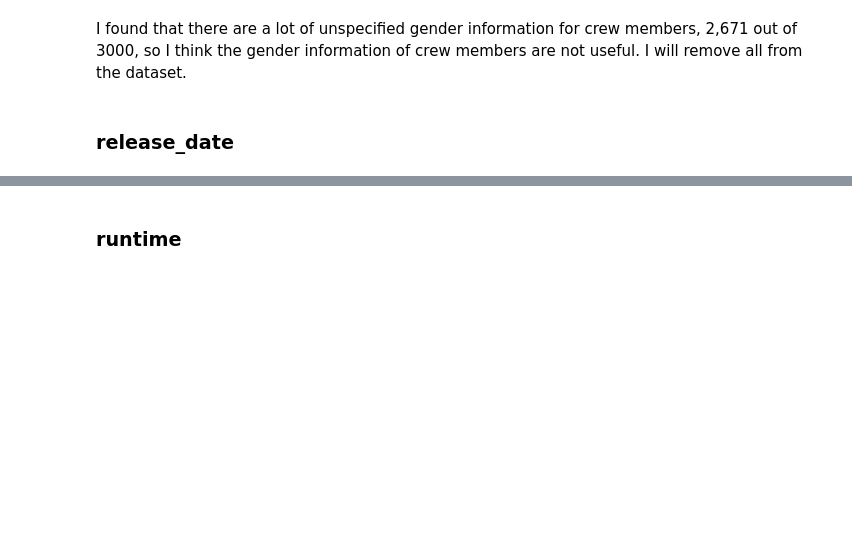
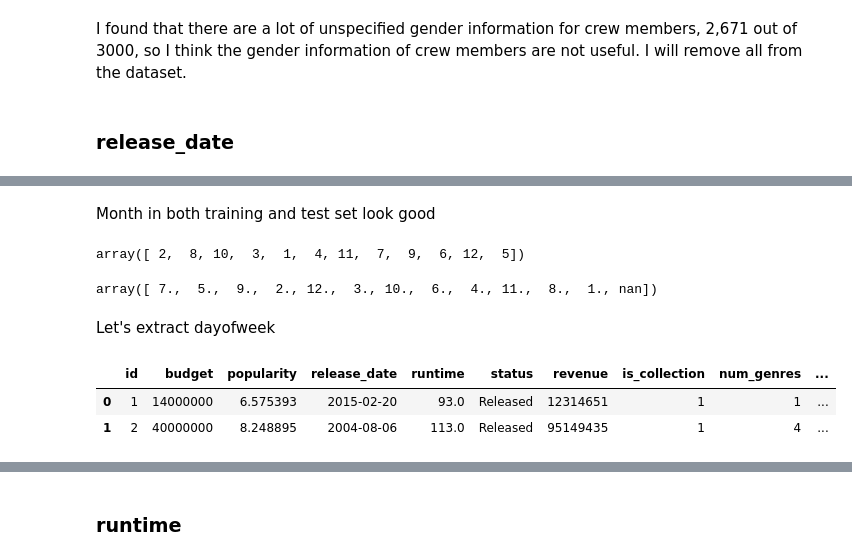
Before and after one commit to yejiseoung/TMDB, a Jupyter notebook: TMDB_Cleaning_FeatureEngineering.ipynb, the cells around one changed output, grey strips where cells are left out. Drawn from its saved outputs; the diff is of its cells as text; code cells hidden in the pictures; blank space fills up the shorter version.

```diff
--- a/TMDB_Cleaning_FeatureEngineering.ipynb
+++ b/TMDB_Cleaning_FeatureEngineering.ipynb
@@ -543,3 +566,6 @@ ax.set_xticklabels(['1', '2', '3', '>3', 'missing'])
 ax.xaxis.set_tick_params(rotation=0);
 # %% [output]
 [figure]
+# %%
+df_train['num_spoken_lang'] = df_train['num_spoken_lang'].replace('missing', np.nan)
+df_test['num_spoken_lang'] = df_test['num_spoken_lang'].replace('missing', np.nan)
@@ -800,14 +834,0 @@ df_test.drop(['crew', 'num_g_unspecified_crew', 'num_g_female_crew', 'num_g_male
-# %%
-# 1) convert dtype of release_date as datetime64
-df_train['release_date'] = df_train['release_date'].astype('datetime64')
-df_test['release_date'] = df_test['release_date'].astype('datetime64')
-
-# 2) Extract year and month information
-df_train['release_year'] = df_train['release_date'].dt.year
-df_train['release_month'] = df_train['release_date'].dt.month
-
-df_test['release_year'] = df_test['release_date'].dt.year
-df_test['release_month'] = df_test['release_date'].dt.month
-
-df_train['release_dayofweek'] = df_train['release_date'].dt.dayofweek
-df_test['release_dayofweek'] = df_test['release_date'].dt.dayofweek
@@ -813,0 +850,2 @@ df_test['release_dayofweek'] = df_test['release_date'].dt.dayofweek
+# %%
+df_train[['release_month', 'release_day', 'release_year']] = df_train['release_date'].str.split('/', expand=True).astype(int)
@@ -813,0 +872,4 @@ df_test['release_dayofweek'] = df_test['release_date'].dt.dayofweek
+# %%
+# Convert two digits of year to 4 digits
+df_train.loc[(df_train['release_year'] <= 19) & (df_train['release_year'] >=0), 'release_year'] += 2000
+df_train.loc[(df_train['release_year'] > 19) & (df_train['release_year']<100), 'release_year'] += 1900
@@ -813,0 +925,12 @@ df_test['release_dayofweek'] = df_test['release_date'].dt.dayofweek
+# %% [markdown]
+Month in both training and test set look good
+# %%
+df_train['release_month'].unique()
+# %% [output]
+array([ 2,  8, 10,  3,  1,  4, 11,  7,  9,  6, 12,  5])
+# %%
+df_test['release_month'].unique()
+# %% [output]
+array([ 7.,  5.,  9.,  2., 12.,  3., 10.,  6.,  4., 11.,  8.,  1., nan])
+# %% [markdown]
+Let's extract dayofweek
@@ -813,0 +943,6 @@ df_test['release_dayofweek'] = df_test['release_date'].dt.dayofweek
+# %%
+df_train.head(2)
+# %% [output]
+|  | id | budget | popularity | release_date | runtime | status | revenue | is_collection | num_genres | ... |
+| 0 | 1 | 14000000 | 6.575393 | 2015-02-20 | 93.0 | Released | 12314651 | 1 | 1 | ... |
+| 1 | 2 | 40000000 | 8.248895 | 2004-08-06 | 113.0 | Released | 95149435 | 1 | 4 | ... |
```
Also changed, not shown: parts of 35 cells of this notebook.
